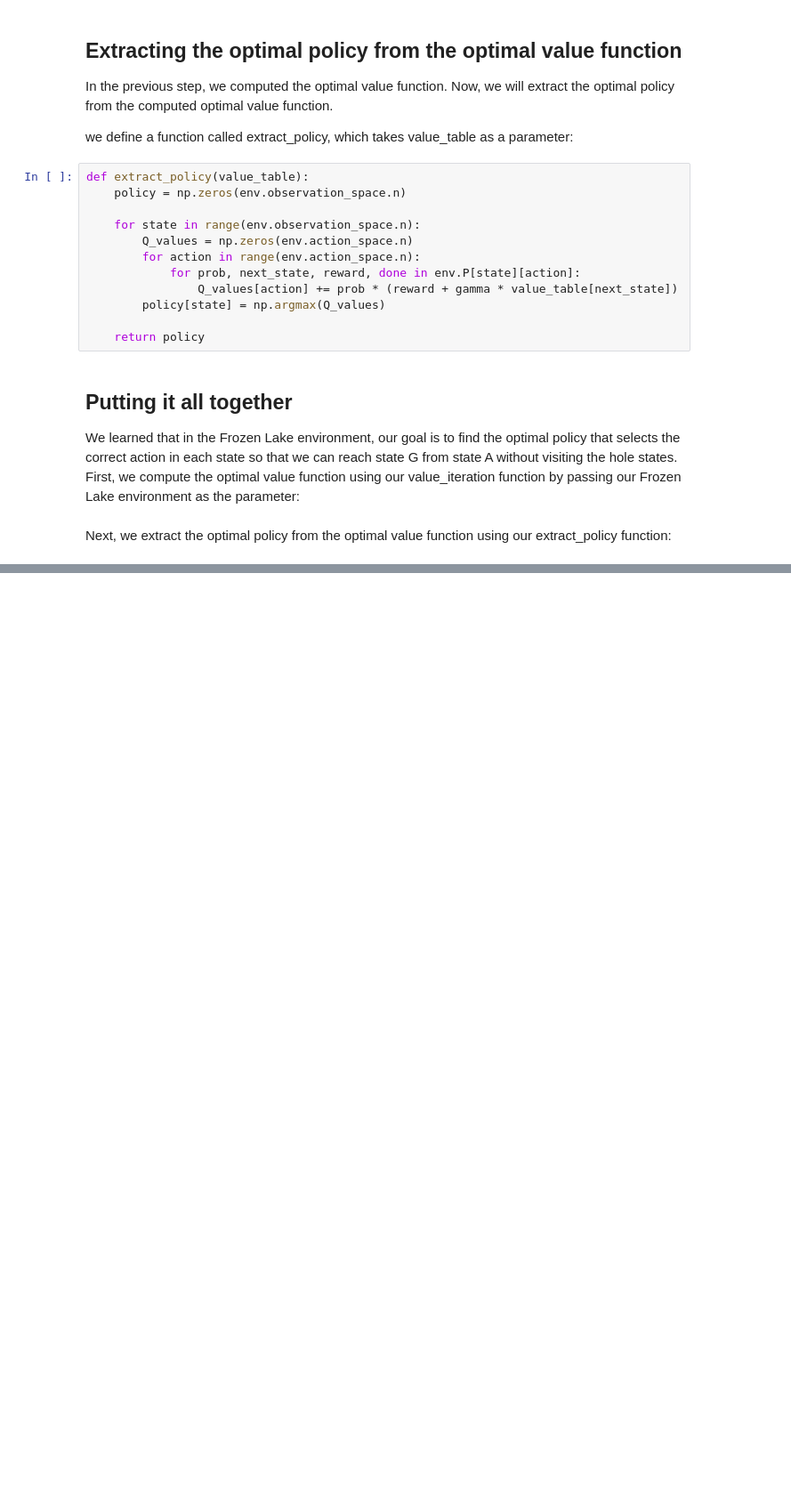
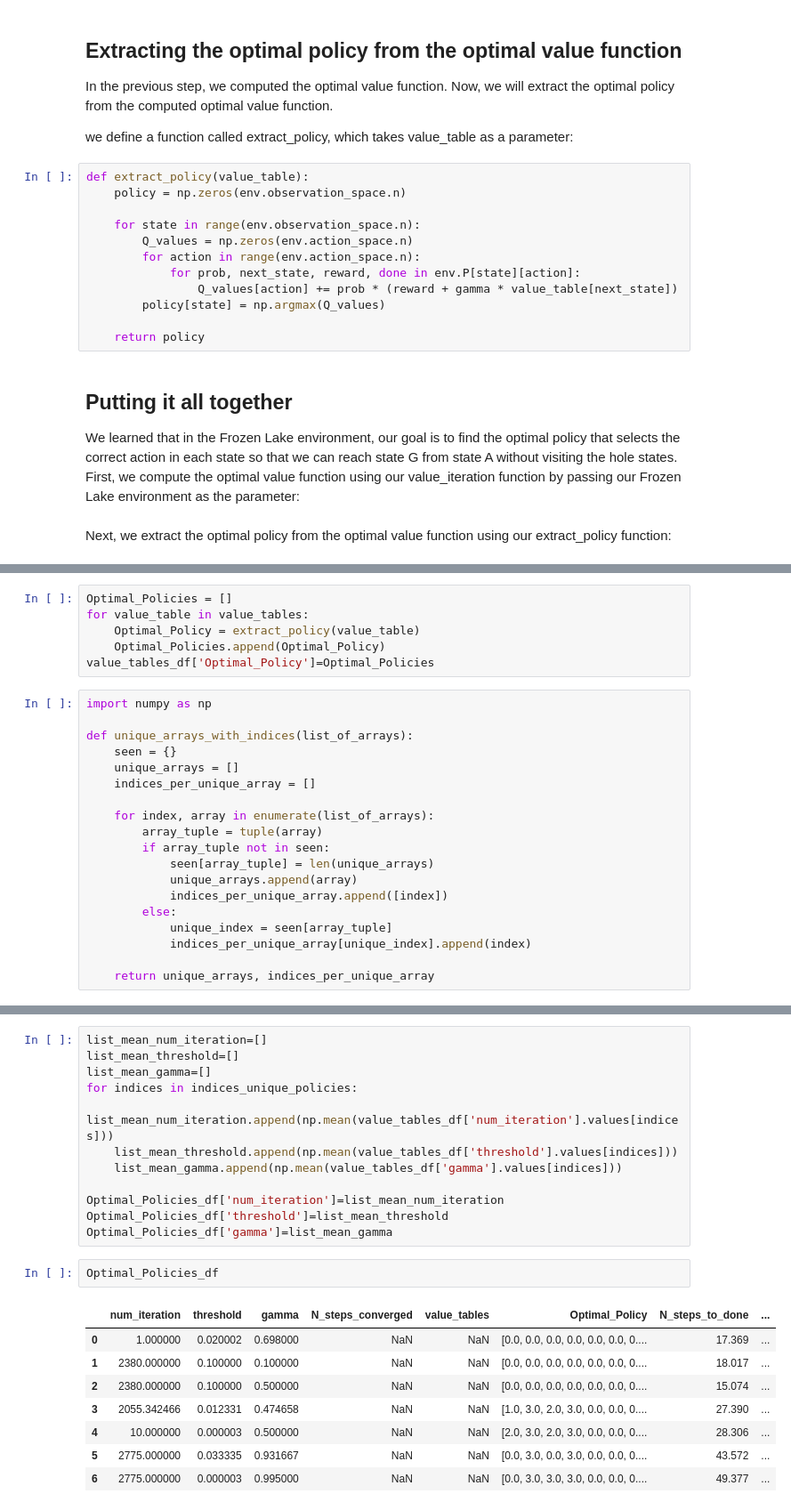
Before and after one commit to Ali-J-Fesharaki/Applied_ML_Course, a Jupyter notebook: ML-HW05/p3.ipynb, the cells around one changed output, grey strips where cells are left out. Shown at 89% size. Saved outputs shown, nothing was run; the diff lists cells and outputs as text; blank space fills up the shorter version.

```diff
--- a/ML-HW05/p3.ipynb
+++ b/ML-HW05/p3.ipynb
@@ -137 +183,26 @@ Value iteration converged at iteration 1373.
+# %%
+Optimal_Policies = []
+for value_table in value_tables:
+    Optimal_Policy = extract_policy(value_table)
+    Optimal_Policies.append(Optimal_Policy)
+value_tables_df['Optimal_Policy']=Optimal_Policies
+# %%
+import numpy as np
+
+def unique_arrays_with_indices(list_of_arrays):
+    seen = {}
+    unique_arrays = []
+    indices_per_unique_array = []
+
+    for index, array in enumerate(list_of_arrays):
+        array_tuple = tuple(array)
+        if array_tuple not in seen:
+            seen[array_tuple] = len(unique_arrays)
+            unique_arrays.append(array)
+            indices_per_unique_array.append([index])
+        else:
+            unique_index = seen[array_tuple]
+            indices_per_unique_array[unique_index].append(index)
+
+    return unique_arrays, indices_per_unique_array
 # %%
@@ -185,0 +255,23 @@ HFFG
+# %%
+list_mean_num_iteration=[]
+list_mean_threshold=[]
+list_mean_gamma=[]
+for indices in indices_unique_policies:
+    list_mean_num_iteration.append(np.mean(value_tables_df['num_iteration'].values[indices]))
+    list_mean_threshold.append(np.mean(value_tables_df['threshold'].values[indices]))
+    list_mean_gamma.append(np.mean(value_tables_df['gamma'].values[indices]))
+
+Optimal_Policies_df['num_iteration']=list_mean_num_iteration
+Optimal_Policies_df['threshold']=list_mean_threshold
+Optimal_Policies_df['gamma']=list_mean_gamma
+# %%
+Optimal_Policies_df
+# %% [output]
+|  | num_iteration | threshold | gamma | N_steps_converged | value_tables | Optimal_Policy | N_steps_to_done | ... |
+| 0 | 1.000000 | 0.020002 | 0.698000 | NaN | NaN | [0.0, 0.0, 0.0, 0.0, 0.0, 0.0, 0.... | 17.369 | ... |
+| 1 | 2380.000000 | 0.100000 | 0.100000 | NaN | NaN | [0.0, 0.0, 0.0, 0.0, 0.0, 0.0, 0.... | 18.017 | ... |
+| 2 | 2380.000000 | 0.100000 | 0.500000 | NaN | NaN | [0.0, 0.0, 0.0, 0.0, 0.0, 0.0, 0.... | 15.074 | ... |
+| 3 | 2055.342466 | 0.012331 | 0.474658 | NaN | NaN | [1.0, 3.0, 2.0, 3.0, 0.0, 0.0, 0.... | 27.390 | ... |
+| 4 | 10.000000 | 0.000003 | 0.500000 | NaN | NaN | [2.0, 3.0, 2.0, 3.0, 0.0, 0.0, 0.... | 28.306 | ... |
+| 5 | 2775.000000 | 0.033335 | 0.931667 | NaN | NaN | [0.0, 3.0, 0.0, 3.0, 0.0, 0.0, 0.... | 43.572 | ... |
+| 6 | 2775.000000 | 0.000003 | 0.995000 | NaN | NaN | [0.0, 3.0, 3.0, 3.0, 0.0, 0.0, 0.... | 49.377 | ... |
```
Also changed, not shown: parts of 5 cells of this notebook.
